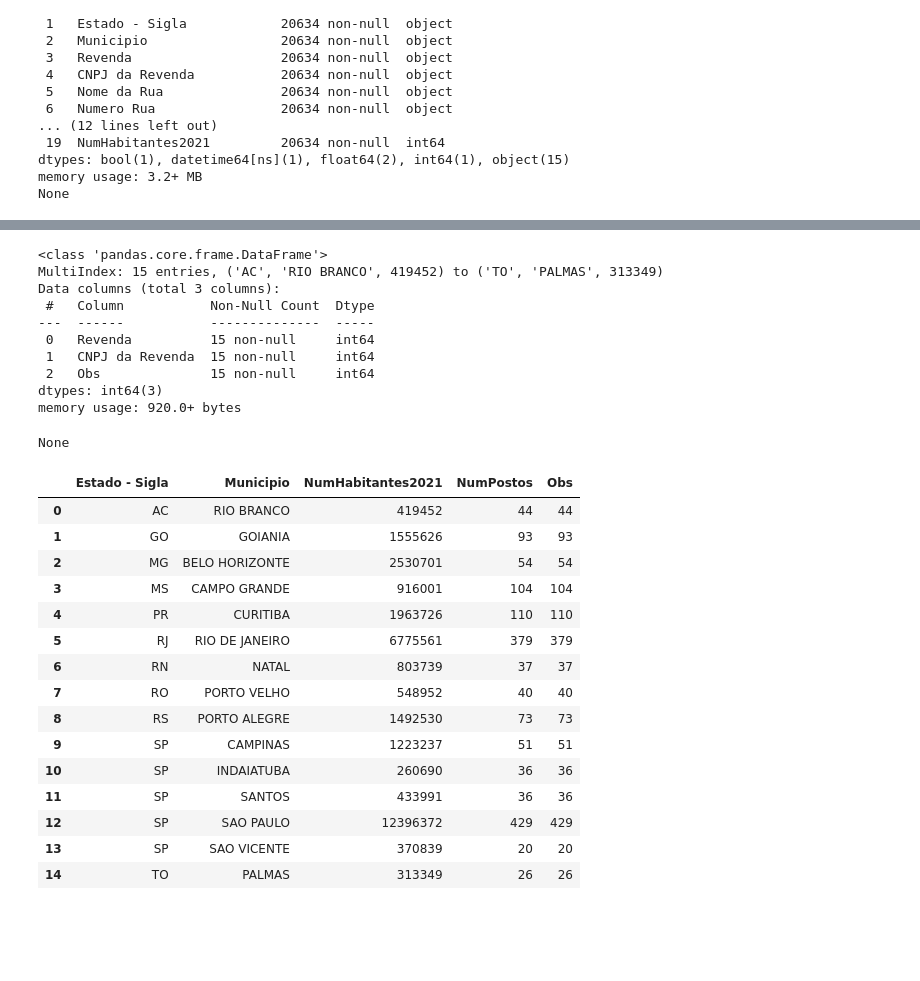
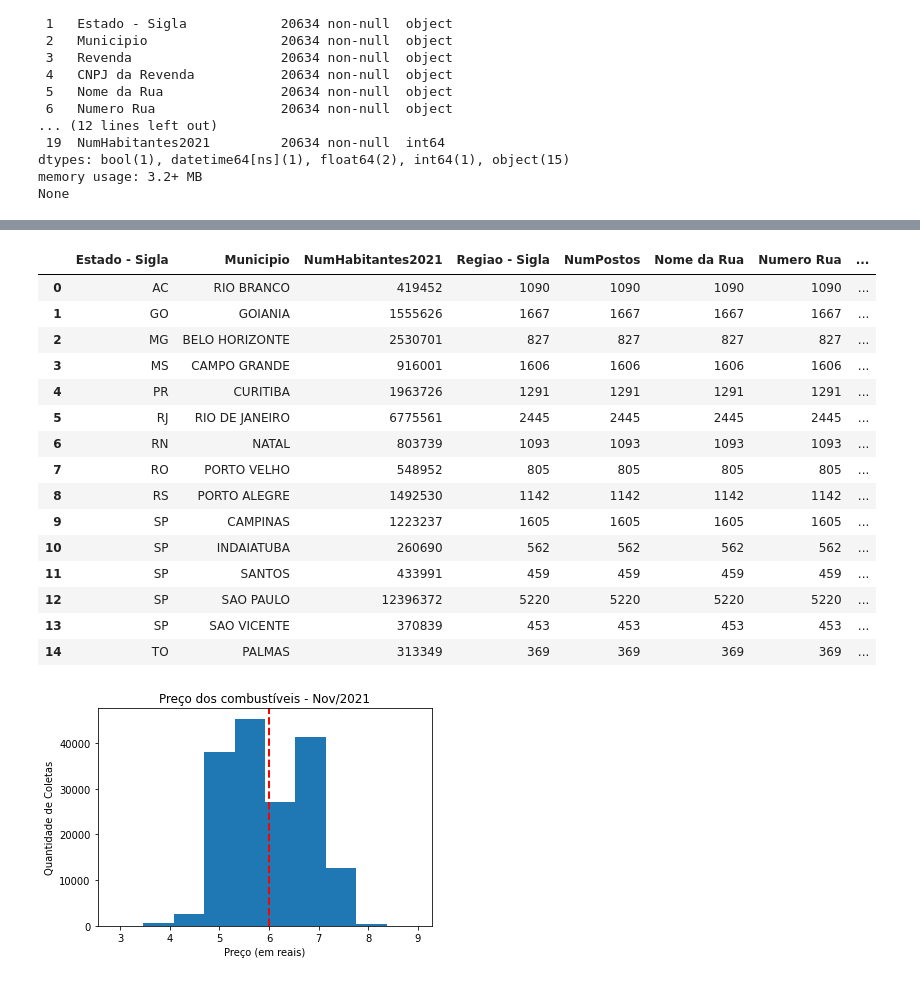
Before and after one commit to mari-ana-116/python-pandas, a Jupyter notebook: Segundo_Exemplo_em_Python_Pandas.ipynb, the cells around one changed output, grey strips where cells are left out. Drawn from its saved outputs; the diff is of its cells as text; code cells hidden in the pictures; blank space fills up the shorter version.

```diff
--- a/Segundo_Exemplo_em_Python_Pandas.ipynb
+++ b/Segundo_Exemplo_em_Python_Pandas.ipynb
@@ -161,6 +164,6 @@ memory usage: 1.1+ MB
 None
 # %%
-colunas = ['Regiao - Sigla', 'Nome da Rua', 'Numero Rua', 'Bairro', 'Cep', 'Produto', 'Data da Coleta', 'Valor de Venda', 'Unidaade de Medida', 'Bandeira', 'Ativo', 'Status do Valor de Venda']
+colunas = ['Regiao - Sigla', 'Nome da Rua', 'Numero Rua', 'Bairro', 'Cep', 'Produto', 'Data da Coleta', 'Valor de Venda', 'Unidade de Medida', 'Bandeira', 'Ativo', 'Status do Valor de Venda']
 merge_df.drop(labels=colunas, axis=1, inplace=True)
 print(merge_df.info())
 # %% [output]
@@ -186,38 +202,49 @@ display(merge_df.head(100))
 # %%
-# Agrupar e contar quantos postos tem na cidade.
+# Agrupar e contar quantos postos tem na cidade
 postos_por_municipio_df = merge_df.groupby(by=['Estado - Sigla', 'Municipio', 'NumHabitantes2021']).count()
-display(postos_por_municipio_df.info())
+postos_por_municipio_df.reset_index(inplace=True)
+# display(postos_por_municipio_df.info())
 postos_por_municipio_df.drop('CNPJ da Revenda', axis=1, inplace=True)
-postos_por_municipio_df.reset_index(inplace=True)
 postos_por_municipio_df.rename(columns={"Revenda": "NumPostos"}, inplace=True)
 
-#postos_por_municipio_df['PostosPorHabitante'] = postos_por_municipio_df['NumPostos'] / postos_por_municipio_df['NumHabitantes2021']
+postos_por_municipio_df['NumHabitantesPorPosto'] = postos_por_municipio_df['NumHabitantes2021'] / postos_por_municipio_df['NumPostos']
+# display(postos_por_municipio_df.info())
 display(postos_por_municipio_df)
 # %% [output]
-<class 'pandas.core.frame.DataFrame'>
-MultiIndex: 15 entries, ('AC', 'RIO BRANCO', 419452) to ('TO', 'PALMAS', 313349)
-Data columns (total 3 columns):
- #   Column           Non-Null Count  Dtype
----  ------           --------------  -----
- 0   Revenda          15 non-null     int64
- 1   CNPJ da Revenda  15 non-null     int64
- 2   Obs              15 non-null     int64
-dtypes: int64(3)
-memory usage: 920.0+ bytes
-None
-|  | Estado - Sigla | Municipio | NumHabitantes2021 | NumPostos | Obs |
-| 0 | AC | RIO BRANCO | 419452 | 44 | 44 |
-| 1 | GO | GOIANIA | 1555626 | 93 | 93 |
-| 2 | MG | BELO HORIZONTE | 2530701 | 54 | 54 |
-| 3 | MS | CAMPO GRANDE | 916001 | 104 | 104 |
-| 4 | PR | CURITIBA | 1963726 | 110 | 110 |
-| 5 | RJ | RIO DE JANEIRO | 6775561 | 379 | 379 |
-| 6 | RN | NATAL | 803739 | 37 | 37 |
-| 7 | RO | PORTO VELHO | 548952 | 40 | 40 |
-| 8 | RS | PORTO ALEGRE | 1492530 | 73 | 73 |
-| 9 | SP | CAMPINAS | 1223237 | 51 | 51 |
-| 10 | SP | INDAIATUBA | 260690 | 36 | 36 |
-| 11 | SP | SANTOS | 433991 | 36 | 36 |
-| 12 | SP | SAO PAULO | 12396372 | 429 | 429 |
-| 13 | SP | SAO VICENTE | 370839 | 20 | 20 |
-| 14 | TO | PALMAS | 313349 | 26 | 26 |
+|  | Estado - Sigla | Municipio | NumHabitantes2021 | Regiao - Sigla | NumPostos | Nome da Rua | Numero Rua | ... |
+| 0 | AC | RIO BRANCO | 419452 | 1090 | 1090 | 1090 | 1090 | ... |
+| 1 | GO | GOIANIA | 1555626 | 1667 | 1667 | 1667 | 1667 | ... |
+| 2 | MG | BELO HORIZONTE | 2530701 | 827 | 827 | 827 | 827 | ... |
+| 3 | MS | CAMPO GRANDE | 916001 | 1606 | 1606 | 1606 | 1606 | ... |
+| 4 | PR | CURITIBA | 1963726 | 1291 | 1291 | 1291 | 1291 | ... |
+| 5 | RJ | RIO DE JANEIRO | 6775561 | 2445 | 2445 | 2445 | 2445 | ... |
+| 6 | RN | NATAL | 803739 | 1093 | 1093 | 1093 | 1093 | ... |
+| 7 | RO | PORTO VELHO | 548952 | 805 | 805 | 805 | 805 | ... |
+| 8 | RS | PORTO ALEGRE | 1492530 | 1142 | 1142 | 1142 | 1142 | ... |
+| 9 | SP | CAMPINAS | 1223237 | 1605 | 1605 | 1605 | 1605 | ... |
+| 10 | SP | INDAIATUBA | 260690 | 562 | 562 | 562 | 562 | ... |
+| 11 | SP | SANTOS | 433991 | 459 | 459 | 459 | 459 | ... |
+| 12 | SP | SAO PAULO | 12396372 | 5220 | 5220 | 5220 | 5220 | ... |
+| 13 | SP | SAO VICENTE | 370839 | 453 | 453 | 453 | 453 | ... |
+| 14 | TO | PALMAS | 313349 | 369 | 369 | 369 | 369 | ... |
+# %%
+# Vamos fazer gráficos
+import matplotlib.pyplot as plt
+plt.hist(combustiveis_df['Valor de Venda'])
+
+# Para colocar um título no gráfico
+plt.title("Preço dos combustíveis - Nov/2021")
+
+# Rótulo horizontal
+plt.xlabel("Preço (em reais)")
+
+# Rótulo vertical
+plt.ylabel("Quantidade de Coletas")
+
+# Faz a linha vermelha tracejada com o preço médio
+plt.axvline(combustiveis_df['Valor de Venda'].mean(), color='red', linestyle='dashed', linewidth=2)
+
+# Plota o gráfico
+plt.show()
+# %% [output]
+[figure, added]
```
Also changed, not shown: parts of 7 cells of this notebook.
